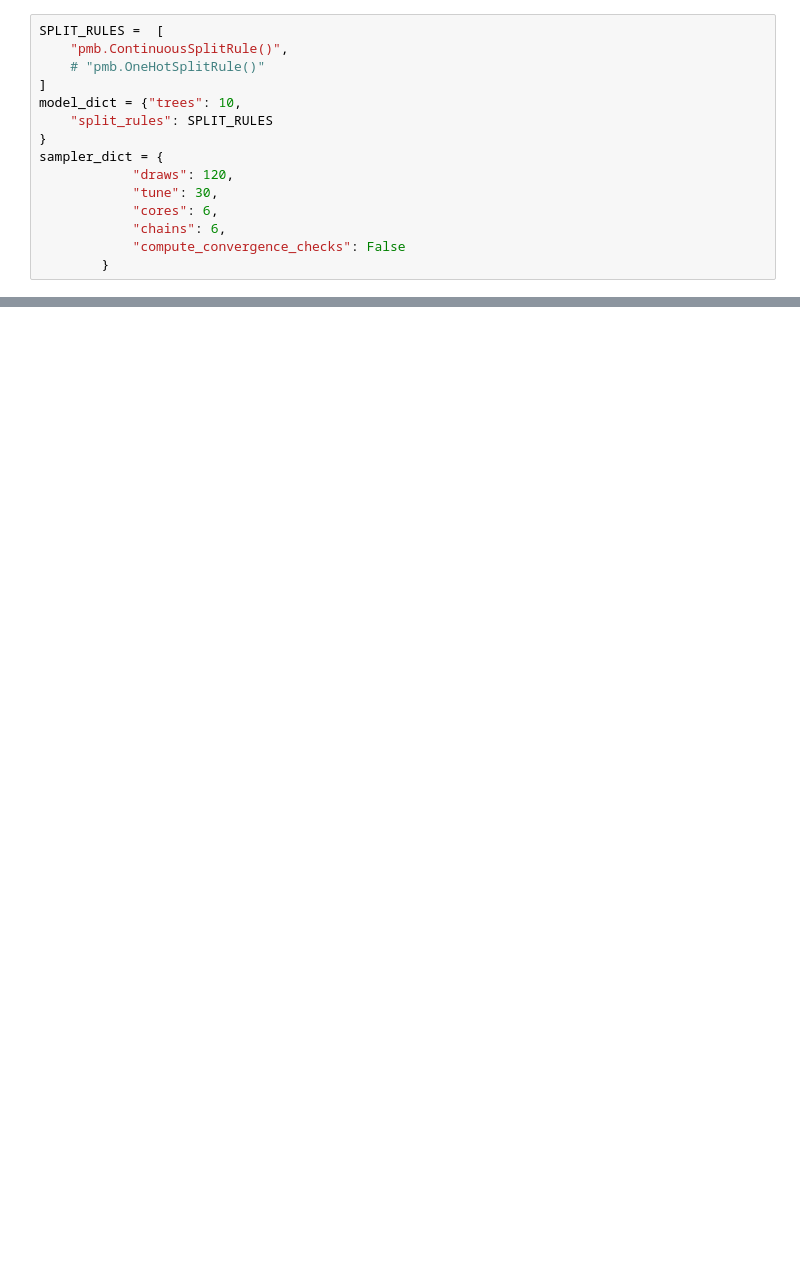
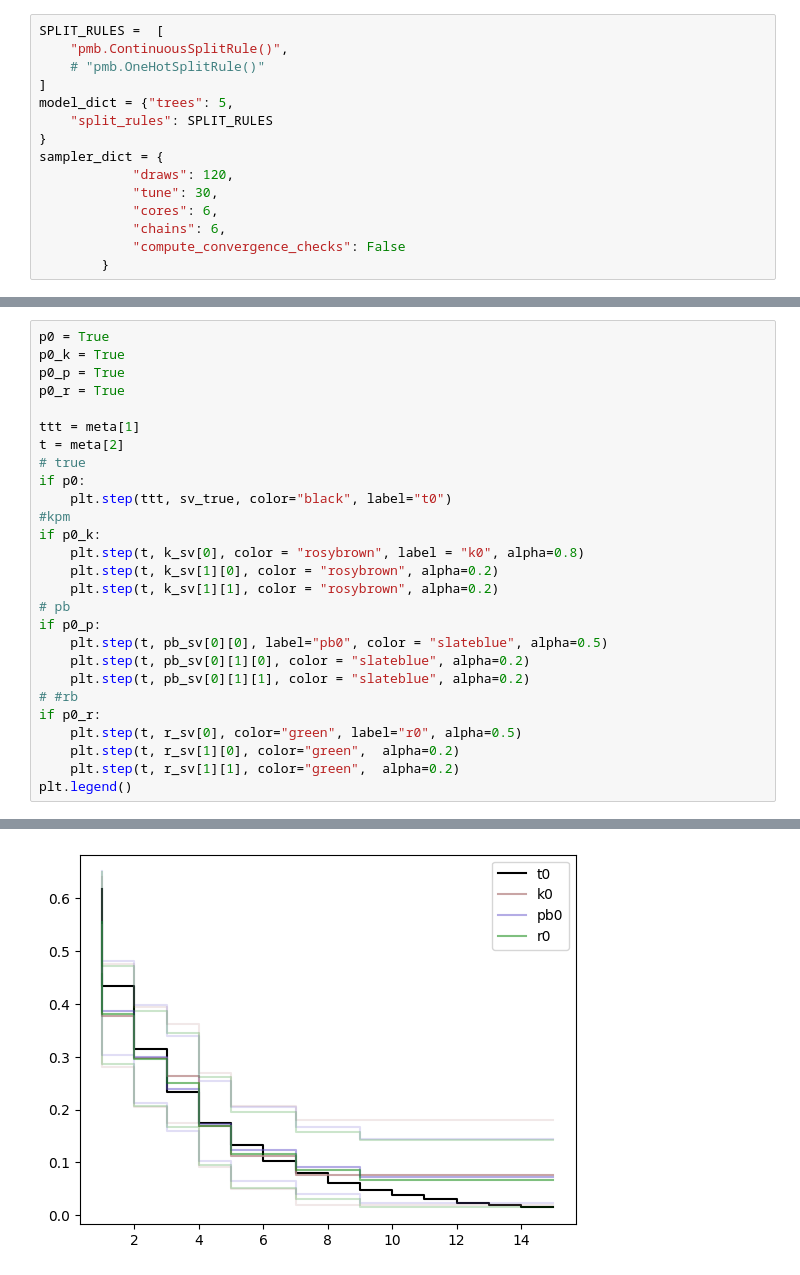
Before and after one commit to CDCgov/BART-Survival, a Jupyter notebook: notebook/sim_1.ipynb, the cells around one changed output, grey strips where cells are left out. Drawn from its saved outputs; the diff is of its cells as text; blank space fills up the shorter version.

```diff
--- a/notebook/sim_1.ipynb
+++ b/notebook/sim_1.ipynb
@@ -19,7 +17,7 @@ SPLIT_RULES =  [
     "pmb.ContinuousSplitRule()",
     # "pmb.OneHotSplitRule()"
 ]
-model_dict = {"trees": 10,
+model_dict = {"trees": 5,
     "split_rules": SPLIT_RULES
 }
 sampler_dict = {
@@ -94,0 +137,28 @@ plt.legend()
+# %%
+p0 = True
+p0_k = True
+p0_p = True
+p0_r = True
+
+ttt = meta[1]
+t = meta[2]
+# true
+if p0:
+    plt.step(ttt, sv_true, color="black", label="t0")
+#kpm
+if p0_k:
+    plt.step(t, k_sv[0], color = "rosybrown", label = "k0", alpha=0.8)
+    plt.step(t, k_sv[1][0], color = "rosybrown", alpha=0.2)
+    plt.step(t, k_sv[1][1], color = "rosybrown", alpha=0.2)
+# pb
+if p0_p:
+    plt.step(t, pb_sv[0][0], label="pb0", color = "slateblue", alpha=0.5)
+    plt.step(t, pb_sv[0][1][0], color = "slateblue", alpha=0.2)
+    plt.step(t, pb_sv[0][1][1], color = "slateblue", alpha=0.2)
+# #rb
+if p0_r:
+    plt.step(t, r_sv[0], color="green", label="r0", alpha=0.5)
+    plt.step(t, r_sv[1][0], color="green",  alpha=0.2)
+    plt.step(t, r_sv[1][1], color="green",  alpha=0.2)
+plt.legend()
+# %% [output]
@@ -94,0 +166 @@ plt.legend()
+[figure, added]
```
Also changed, not shown: parts of 9 cells of this notebook, 14 other files.
